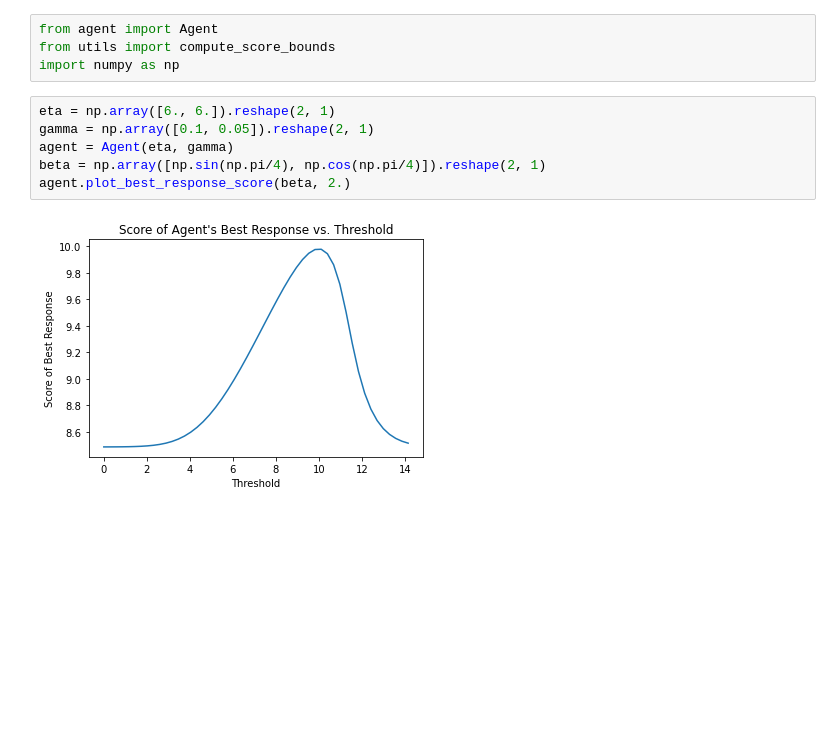
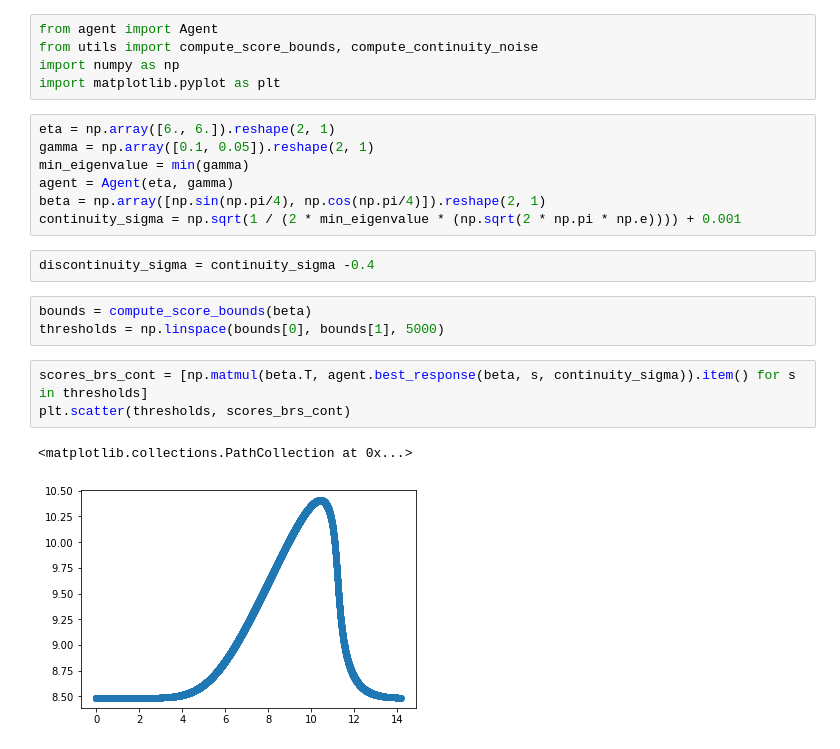
Before and after one commit to roshni714/ml-with-strategic-agents, a Jupyter notebook: test-agent-class.ipynb, the cells around one changed output. Cells and saved outputs as stored; diff of their text form; blank space fills up the shorter version.

```diff
--- a/test-agent-class.ipynb
+++ b/test-agent-class.ipynb
@@ -1,12 +1,23 @@
 # %%
 from agent import Agent
-from utils import compute_score_bounds
+from utils import compute_score_bounds, compute_continuity_noise
 import numpy as np
+import matplotlib.pyplot as plt
 # %%
 eta = np.array([6., 6.]).reshape(2, 1)
 gamma = np.array([0.1, 0.05]).reshape(2, 1)
+min_eigenvalue = min(gamma)
 agent = Agent(eta, gamma)
 beta = np.array([np.sin(np.pi/4), np.cos(np.pi/4)]).reshape(2, 1)
-agent.plot_best_response_score(beta, 2.)
+continuity_sigma = np.sqrt(1 / (2 * min_eigenvalue * (np.sqrt(2 * np.pi * np.e)))) + 0.001
-# %% [output]
-[figure, removed]
+# %%
+discontinuity_sigma = continuity_sigma -0.4
+# %%
+bounds = compute_score_bounds(beta)
+thresholds = np.linspace(bounds[0], bounds[1], 5000)
+# %%
+scores_brs_cont = [np.matmul(beta.T, agent.best_response(beta, s, continuity_sigma)).item() for s in thresholds]
+plt.scatter(thresholds, scores_brs_cont)
+# %% [output]
+<matplotlib.collections.PathCollection at 0x...>
+[figure, added]
```
Also changed, not shown: parts of 2 cells of this notebook.
